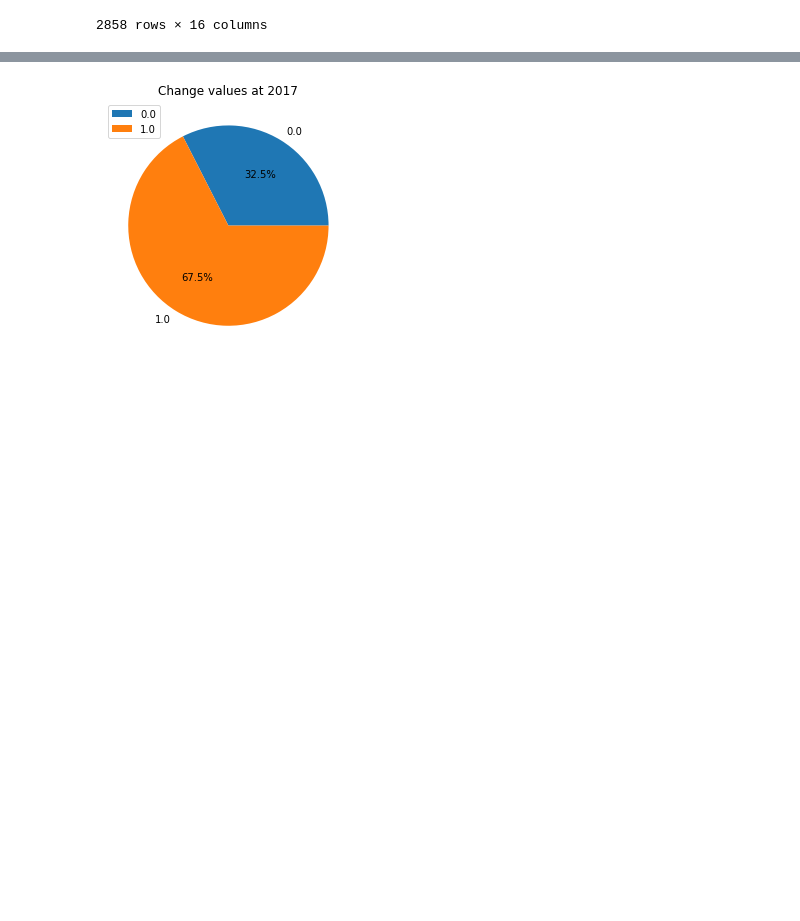
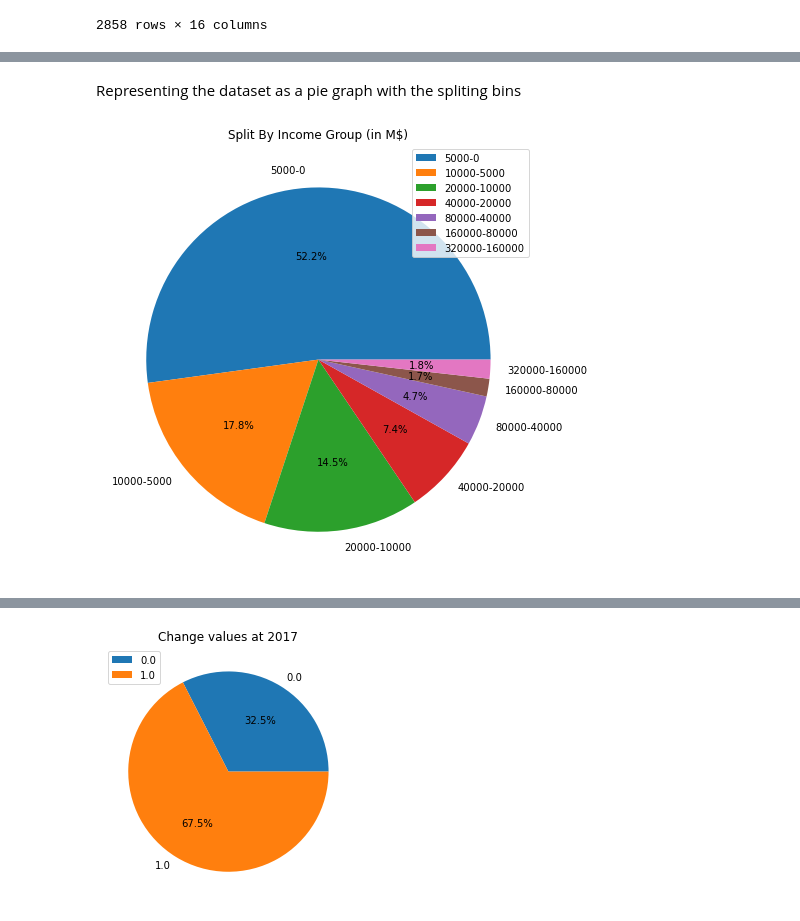
Before and after one commit to YairZ101/Data_Science_Course-Final_Project, a Jupyter notebook: research.ipynb, the cells around one changed output, grey strips where cells are left out. Cells and saved outputs as stored; diff of their text form; code cells hidden in the pictures; blank space fills up the shorter version.

```diff
--- a/research.ipynb
+++ b/research.ipynb
@@ -362,0 +420,25 @@ final_yoy_agg_df
+# %%
+abs_sum_last_year = abs_agg_df_filtered.copy()
+abs_sum_last_year.index=pd.to_datetime(abs_sum_last_year.index)
+
+abs_sum_last_year = abs_sum_last_year[abs_sum_last_year.index > '2019-12-31']
+abs_sum_last_year = abs_sum_last_year.groupby("Symbol").sum()
+bins = [0,5000,10000,20000,40000,80000,160000,320000]
+labels=[]
+for index, _ in enumerate(bins[:-1]):
+    labels.append(f'{bins[index+1]}-{bins[index]}')
+
+abs_sum_last_year['Revenue Range'] = pd.cut(abs_sum_last_year['Total Revenues'], bins, labels=labels)
+# %% [markdown]
+Representing the dataset as a pie graph with the spliting bins
+# %%
+plt.rcParams["figure.figsize"] = [7,7] #changing fig size
+
+abs_sum_last_year.groupby("Revenue Range").count().plot.pie(y='Total Revenues', autopct='%1.1f%%')
+plt.ylabel("")
+plt.title("Split By Income Group (in M$)")
+plt.tight_layout()
+
+plt.rcParams["figure.figsize"] = [6,4] #setting back to deafult
+# %% [output]
+[figure, added]
```
Also changed, not shown: parts of 52 cells of this notebook.
